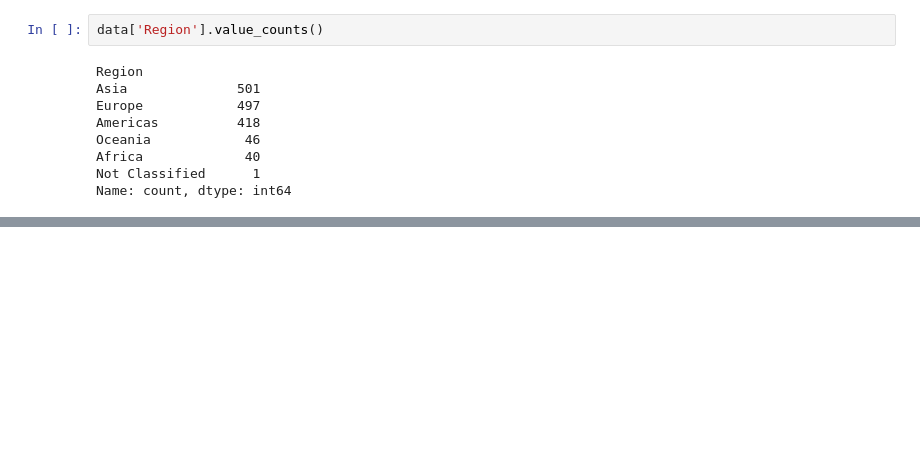
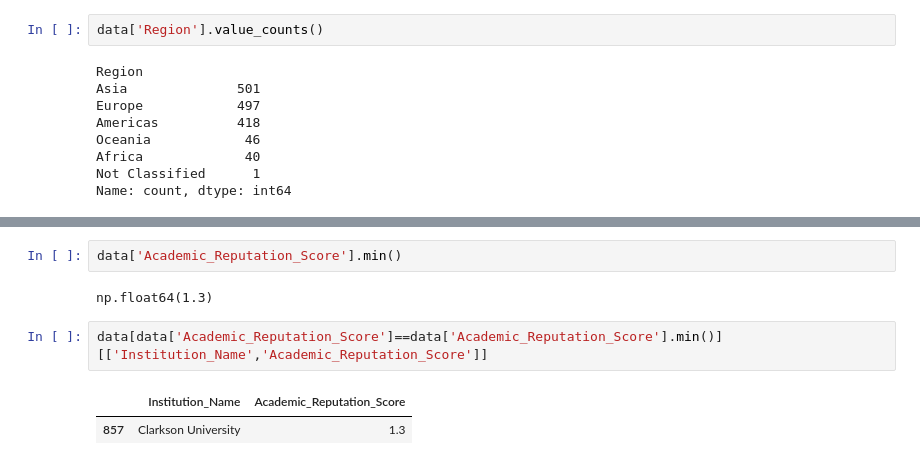
Before and after one commit to Salmanfarsi2561/PYTHON_ML, a Jupyter notebook: EDA/datasets/Analysis/qs_worldranking.ipynb, the cells around one changed output, grey strips where cells are left out. Cells and saved outputs as stored; diff of their text form; blank space fills up the shorter version.

```diff
--- a/EDA/datasets/Analysis/qs_worldranking.ipynb
+++ b/EDA/datasets/Analysis/qs_worldranking.ipynb
@@ -142,0 +167,9 @@ Name: count, dtype: int64
+# %%
+data['Academic_Reputation_Score'].min()
+# %% [output]
+np.float64(1.3)
+# %%
+data[data['Academic_Reputation_Score']==data['Academic_Reputation_Score'].min()][['Institution_Name','Academic_Reputation_Score']]
+# %% [output]
+|  | Institution_Name | Academic_Reputation_Score |
+| 857 | Clarkson University | 1.3 |
```
Also changed, not shown: parts of 13 cells of this notebook.
